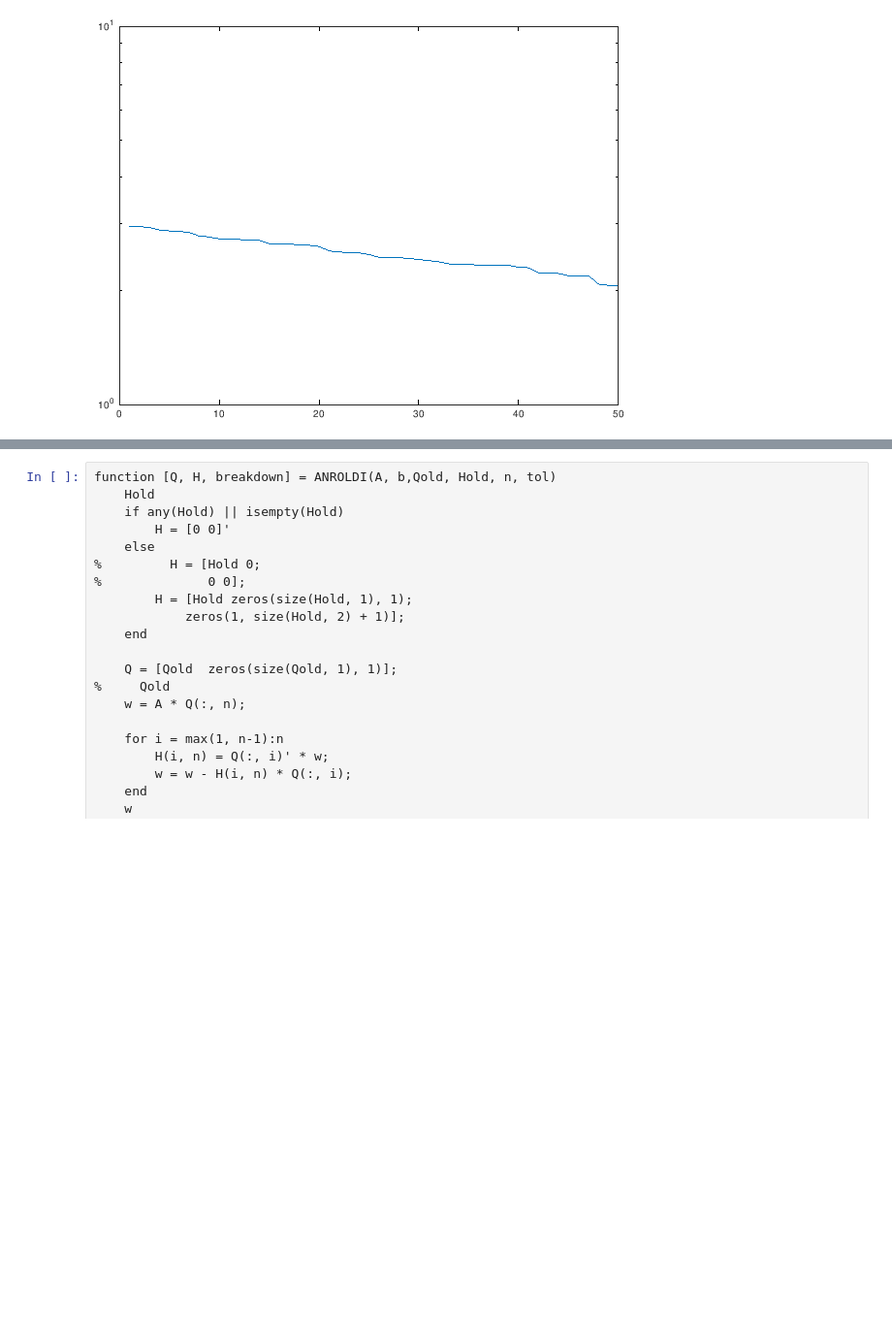
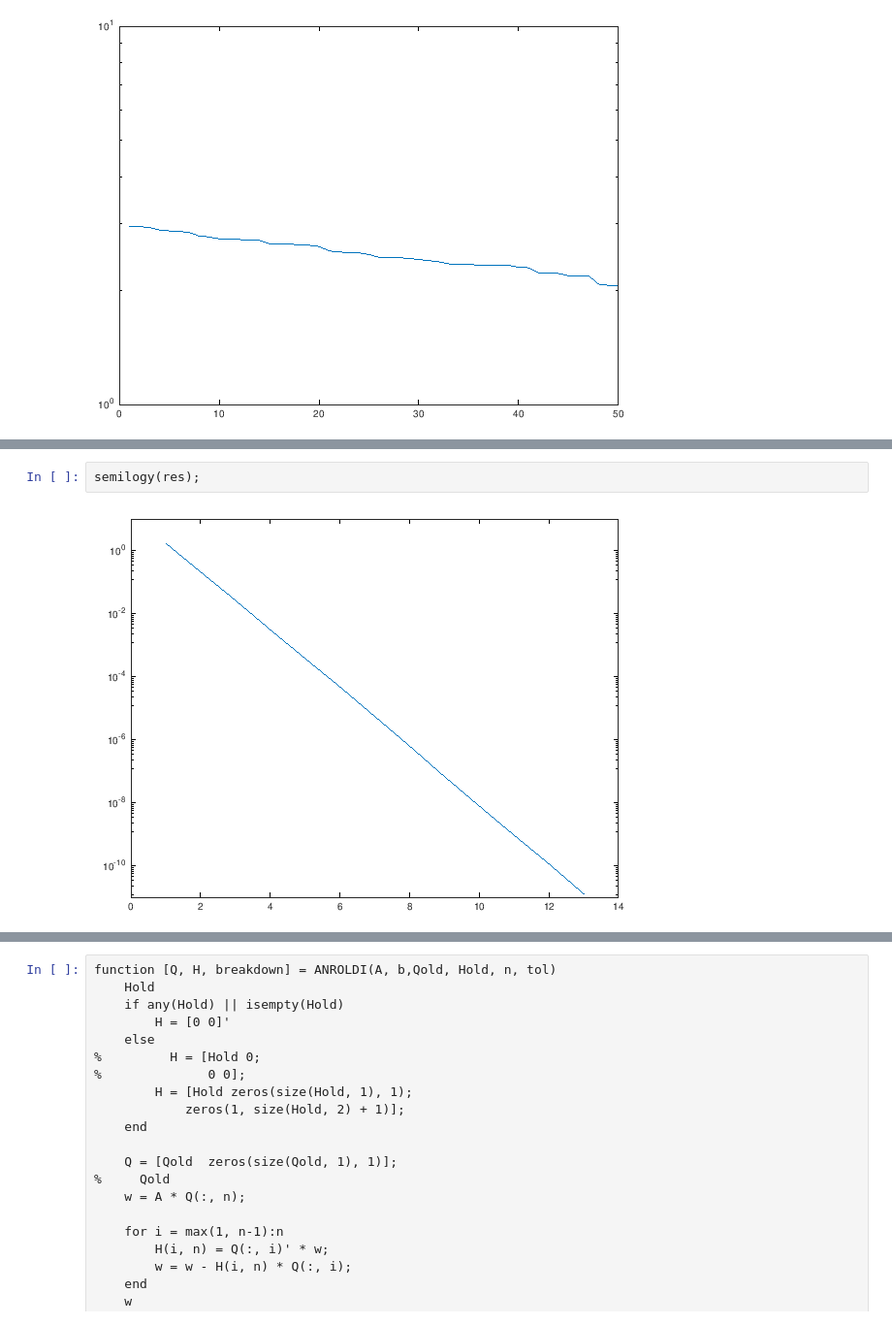
Before and after one commit to CristianCosci/GMRES, a Jupyter notebook: project/octave/octave_gmres.ipynb, the cells around one changed output, grey strips where cells are left out. Shown: that part at 97% size. Drawn from its saved outputs; the diff is of its cells as text; blank space fills up the shorter version.

```diff
--- a/project/octave/octave_gmres.ipynb
+++ b/project/octave/octave_gmres.ipynb
@@ -156,0 +194,4 @@ semilogy(res);
+# %%
+semilogy(res);
+# %% [output]
+[figure, added]
```
Also changed, not shown: parts of 14 cells of this notebook.
